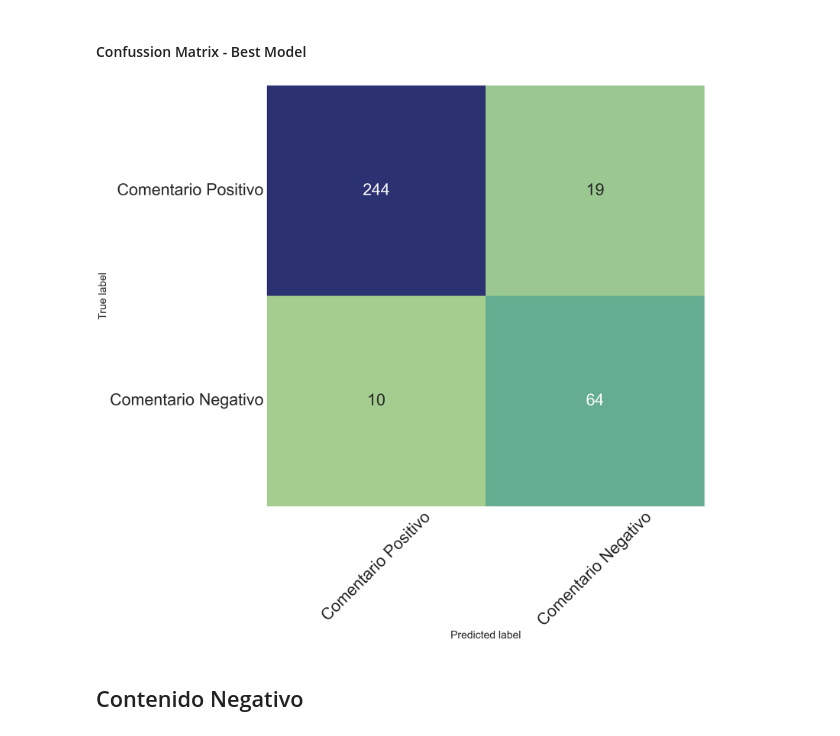
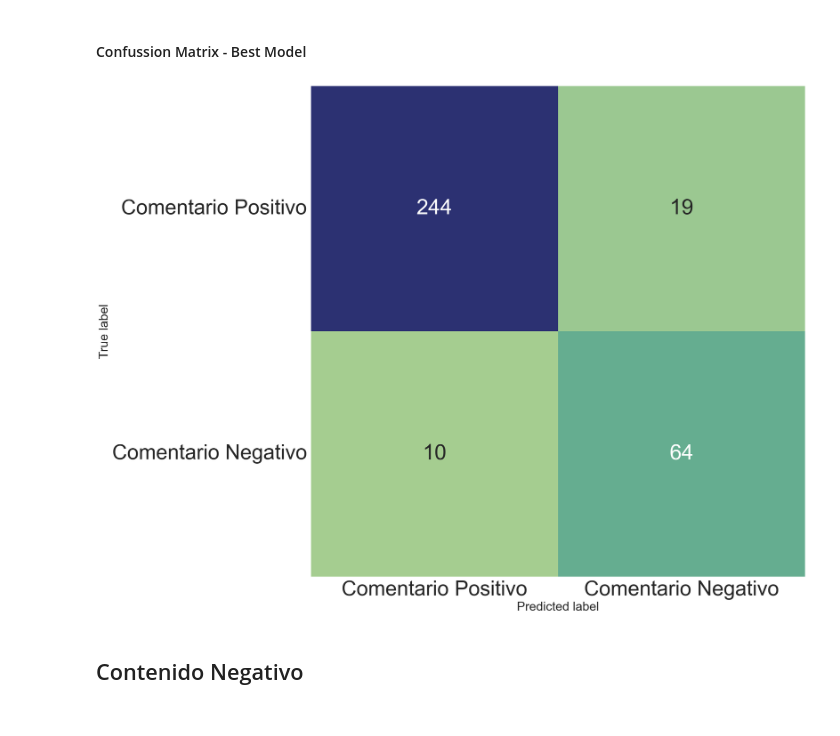
Before and after one commit to jorgegarcelan/HS-Detection-SeAcabo, a Jupyter notebook: DeepLearning/Plots.ipynb, the cells around one changed output. Cells and saved outputs as stored; diff of their text form; code cells hidden in the pictures.

```diff
--- a/DeepLearning/Plots.ipynb
+++ b/DeepLearning/Plots.ipynb
@@ -309,35 +309,35 @@ plt.show()
 # %%
 import ast
 # ID del modelo para el que quieres extraer la matriz de confusión
 model_id = 'dd90bd1e-e30f-4a57-9aa2-270a0eb504fb'
 
 # Extraer la matriz de confusión del DataFrame usando el ID
 conf_matrix_str = df_AG_FC.loc[df_AG_FC['Run_ID'] == model_id, 'eval_confusion_matrix'].values[0]
 conf_matrix = ast.literal_eval(conf_matrix_str)
 
 # Crear la matriz de confusión
 cm = pd.DataFrame(conf_matrix, index=labels, columns=labels)
 
 # Plotear la matriz de confusión
-plt.figure(figsize=(24, 22))
+plt.figure(figsize=(24, 18))
 
 sns.heatmap(cm, annot=True, fmt='d', cmap='crest', xticklabels=labels,
-            yticklabels=labels, annot_kws={"size": 46}, cbar=False)
+            yticklabels=labels, annot_kws={"size": 52}, cbar=False)
 
 plt.xlabel('Predicted label', fontsize=30)
 plt.ylabel('True label', fontsize=30)
-plt.xticks(rotation=45, fontsize=46)
-plt.yticks(rotation=0, fontsize=46)
+plt.xticks(rotation=0, fontsize=50)
+plt.yticks(rotation=0, fontsize=50)
 # plt.title('Confusion Matrix for Best Model of DL Experiments')
 
 plt.tight_layout()
 
 # Save the plot as a PDF file
 plt.savefig("../../../IMAGES/Análisis General/DL/DL_Experiments in _Análisis General_ best_model.pdf", format='pdf')
 
 plt.show()
 # %% [output]
-[figure, old version]
+[figure, new version]
 # %% [markdown]
 ## Contenido Negativo
 # %% [markdown]
```
Also changed, not shown: parts of 5 cells of this notebook.
